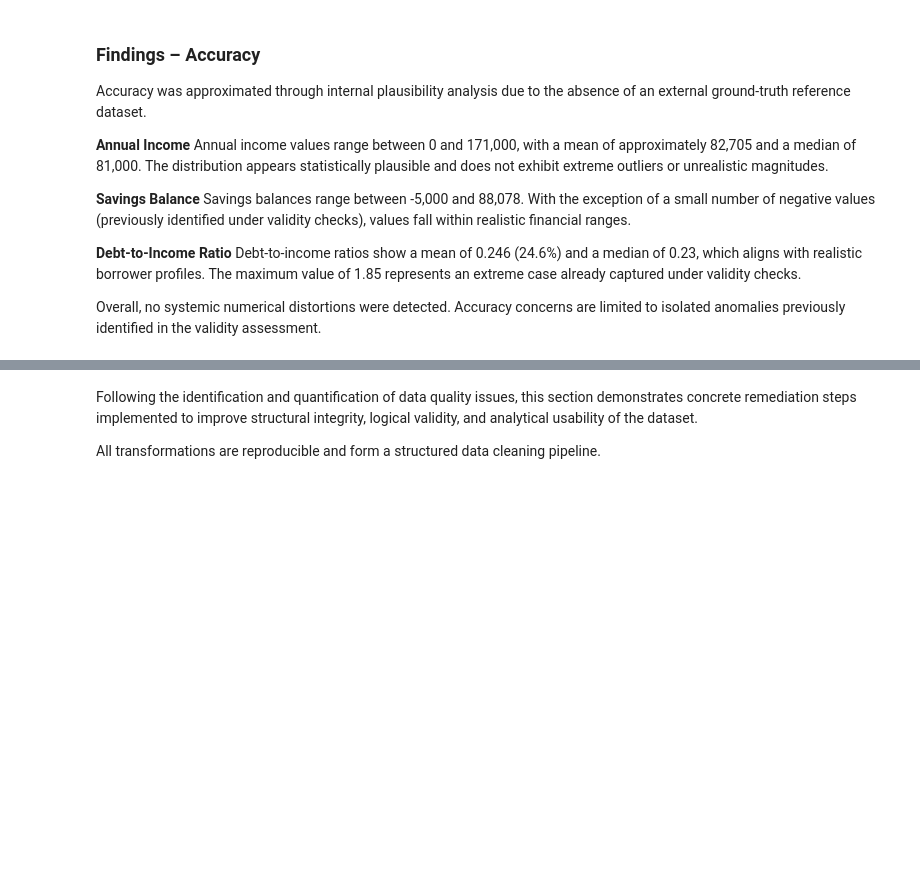
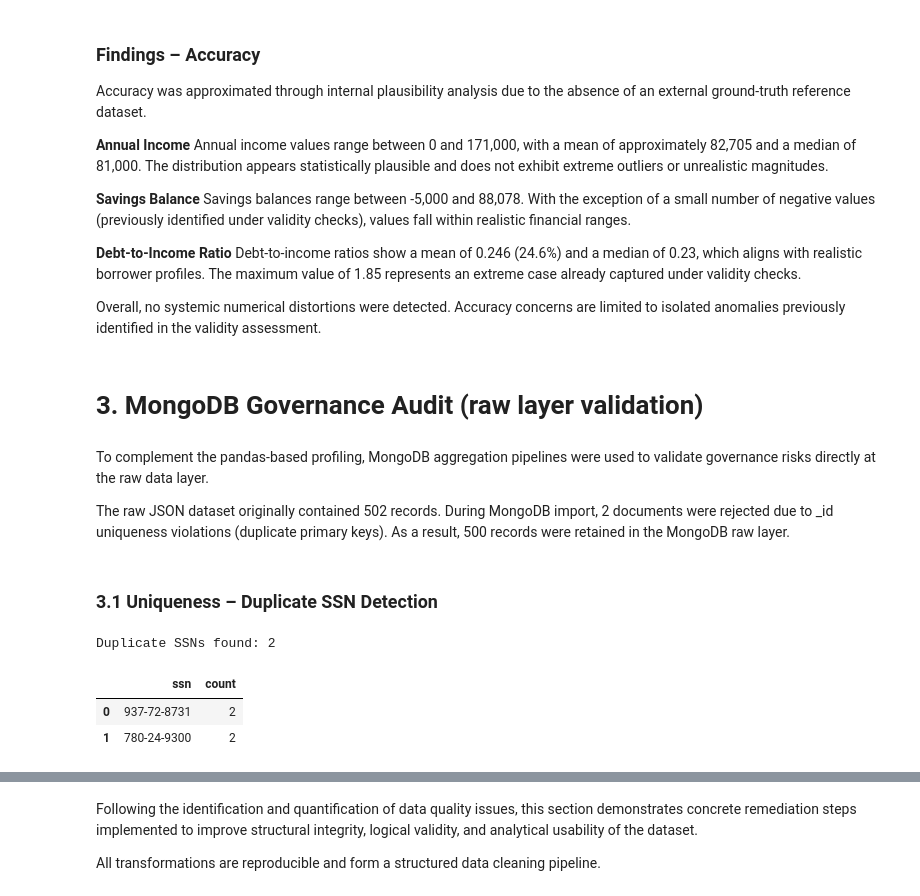
Before and after one commit to rafaelaacastro/dego_project_G4, a Jupyter notebook: notebooks/01-data-quality.ipynb, the cells around one changed output, grey strips where cells are left out. Drawn from its saved outputs; the diff is of its cells as text; code cells hidden in the pictures; blank space fills up the shorter version.

```diff
--- a/notebooks/01-data-quality.ipynb
+++ b/notebooks/01-data-quality.ipynb
@@ -799,3 +809,40 @@ Savings balances range between -5,000 and 88,078. With the exception of a small
 Debt-to-income ratios show a mean of 0.246 (24.6%) and a median of 0.23, which aligns with realistic borrower profiles. The maximum value of 1.85 represents an extreme case already captured under validity checks.
 
 Overall, no systemic numerical distortions were detected. Accuracy concerns are limited to isolated anomalies previously identified in the validity assessment.
+# %% [markdown]
+# 3. MongoDB Governance Audit (raw layer validation)
+# %% [markdown]
+To complement the pandas-based profiling, MongoDB aggregation pipelines were used to validate governance risks directly at the raw data layer.
+
+The raw JSON dataset originally contained 502 records.
+During MongoDB import, 2 documents were rejected due to _id uniqueness violations (duplicate primary keys).
+As a result, 500 records were retained in the MongoDB raw layer.
+# %% [markdown]
+### 3.1 Uniqueness – Duplicate SSN Detection
+# %%
+from pymongo import MongoClient
+import pandas as pd
+
+# Connect
+client = MongoClient("mongodb://localhost:27017/")
+db = client["credit_db"]
+collection = db["credit_applications"]
+
+# 3.1 Uniqueness — Duplicate SSN Detection
+pipeline = [
+    {"$match": {"applicant_info.ssn": {"$exists": True, "$ne": None, "$ne": ""}}},
+    {"$group": {"_id": "$applicant_info.ssn", "count": {"$sum": 1}}},
+    {"$match": {"count": {"$gt": 1}}},
+    {"$sort": {"count": -1}}
+]
+
+dup_ssn = list(collection.aggregate(pipeline))
+
+print("Duplicate SSNs found:", len(dup_ssn))
+if dup_ssn:
+    display(pd.DataFrame(dup_ssn).rename(columns={"_id": "ssn"}).head(10))
+# %% [output]
+Duplicate SSNs found: 2
+|  | ssn | count |
+| 0 | 937-72-8731 | 2 |
+| 1 | 780-24-9300 | 2 |
```
Also changed, not shown: parts of 18 cells of this notebook.
